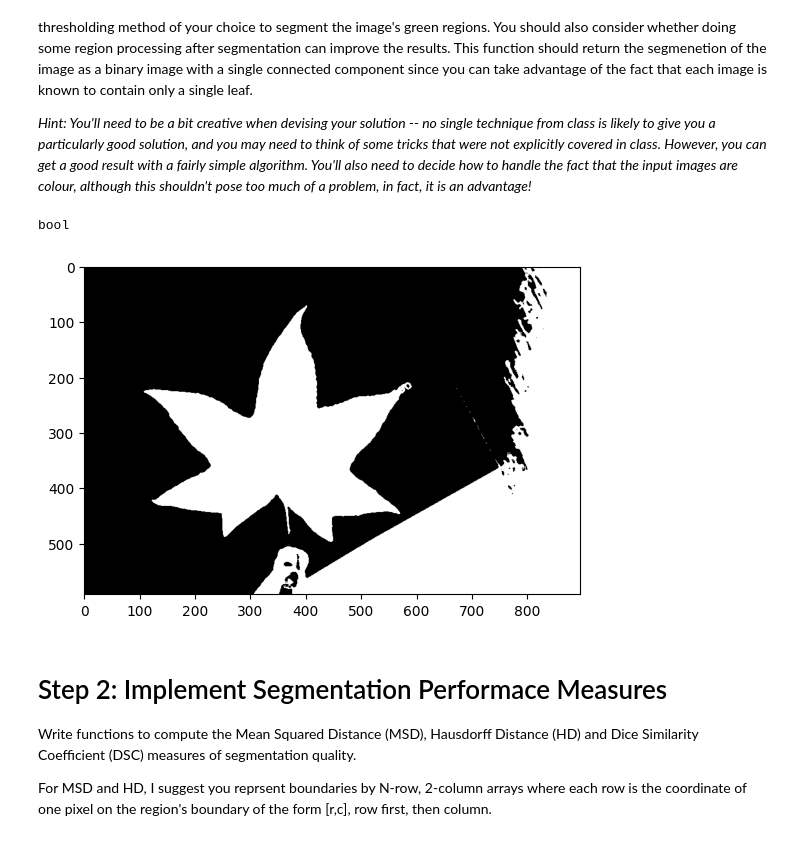
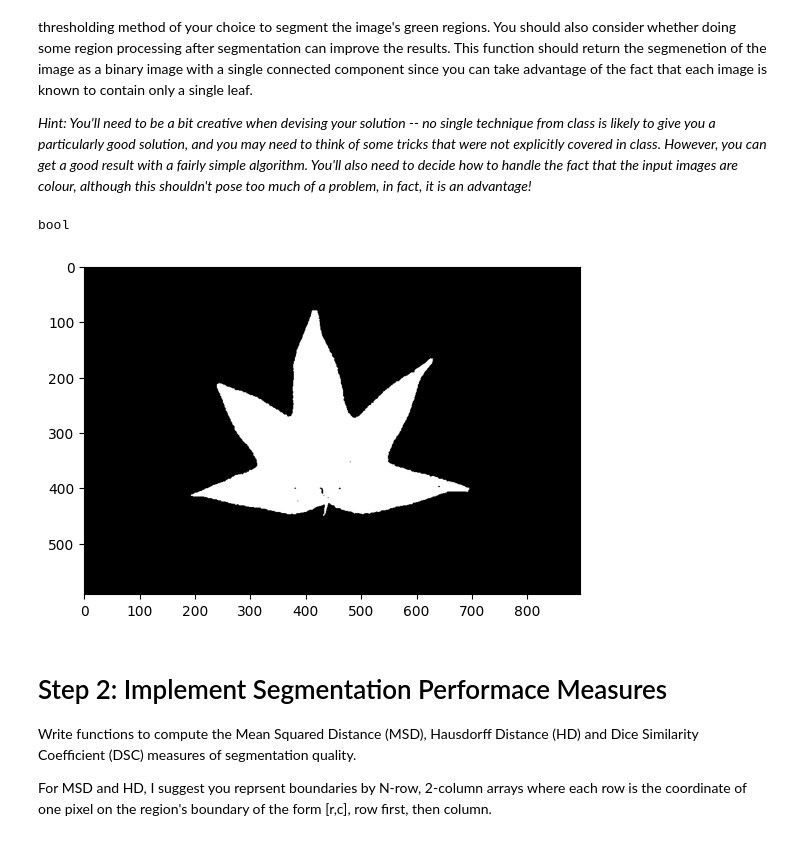
Before and after one commit to woodymorrice/cmpt819_a3, a Jupyter notebook: asn3-q1.ipynb, the cells around one changed output. Drawn from its saved outputs; the diff is of its cells as text; code cells hidden in the pictures.

```diff
--- a/asn3-q1.ipynb
+++ b/asn3-q1.ipynb
@@ -20,46 +20,69 @@ import numpy as np
 import os as os
 import matplotlib.pyplot as plt
 import skimage.morphology as morph
 import skimage.filters as filt
+from skimage.measure import label, regionprops
 
 # You can import other modules as needed.
 
 def segleaf(I):
     '''
     Segment a leaf image.
     :param I: Color leaf image to segment.
     :return: Logical image where True pixels represent foreground (i.e. leaf pixels).
     '''
 
     # convert to float
     I = util.img_as_float(I)
 
-    # determine a metric that can be used to measure the "greenness" of the colour of a given pixel
-    # isolate the green channel
-    # how close to 1 is the green channel of the pixel
-    # create a "feature map" by computing this feature for each pixel
-    greens = I[:,:,1]
+    # I = filt.gaussian(I, sigma=0.2)
 
-    n, m = greens.shape
+    # determine a metric that can be used to measure the "greenness" of the colour of a given pixel:
+    # if the intensity of the green channel is at least some minimum difference greater than the red and blue channel,
+    # then the pixel must be green
+    min_diff = 0.02
+    # segmented = np.where((I[:, :, 1] >= I[:, :, 0] + min_diff) & (I[:, :, 1] >= I[:, :, 2] + min_diff), I[:, :, 1], 0)
+    segmented = np.where(True, I[:,:,1] / (I[:,:,0] + I[:,:,1] + I[:,:,2] + 0.00001), 0)
 
-    # segmented = (I[:,:,0] < 0.5) & (I[:,:,1] < 0.5) & (I[:,:,2] < 0.5)
-    segmented = greens < 0.5
+    thresh = filt.threshold_otsu(segmented)
+    binary = segmented > thresh
+    binary = morph.remove_small_objects(binary, min_size=5000)
+    binary = filt.median(binary, morph.footprint_rectangle([3,3]))
 
-    segmented = morph.remove_small_objects(segmented, min_size=5000)
-    segmented = filt.median(segmented, morph.footprint_rectangle([5,5]))
-    return segmented
+    binary = central_component(binary)
+
+    return binary
 
 
-image_path = os.path.join('.', 'images', "image_0019.png")
+def central_component(mask):
+    labeled = label(mask)
+    regions = regionprops(labeled)
+
+    if not regions:
+        return np.zeros_like(mask, dtype=bool)
+
+    # Image center
+    center = np.array(mask.shape) / 2
+
+    # Compute distances from each region's centroid to image center
+    distances = [np.linalg.norm(np.array(r.centroid) - center) for r in regions]
+
+    # Pick the closest region
+    closest_region = regions[np.argmin(distances)]
+
+    # Return a mask for just that region
+    return labeled == closest_region.label
+
+image_path = os.path.join('.', 'images', 'image_0001.png')
 img = io.imread(image_path)
 grn = segleaf(img)
 print(grn.dtype)
 
 plt.imshow(grn, cmap='gray', vmin=0, vmax=1)
 plt.show()
 # %% [output]
 bool
-[figure, old version]
+[figure, new version]
 # %% [markdown]
 # Step 2: Implement Segmentation Performace Measures
 
```
Also changed, not shown: parts of 2 cells of this notebook.
